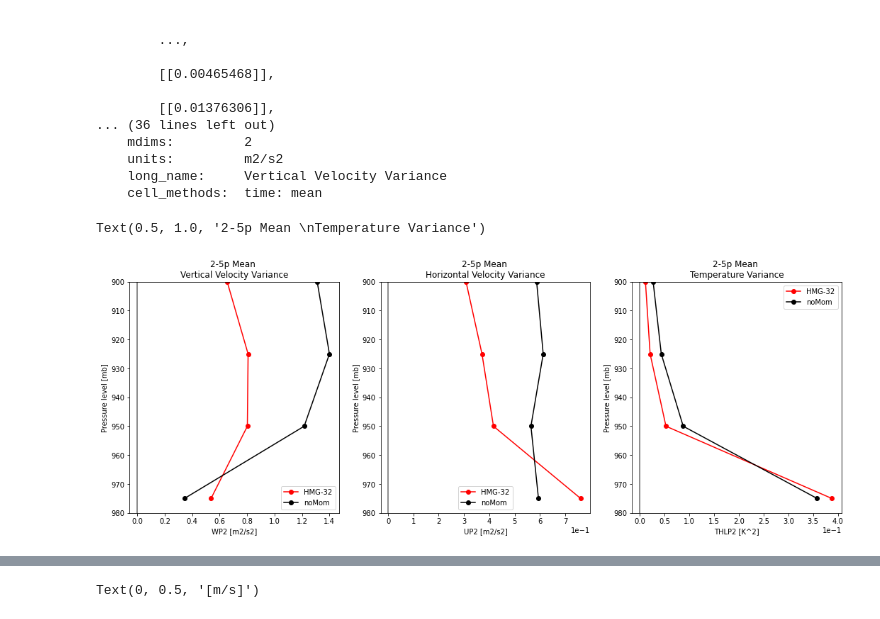
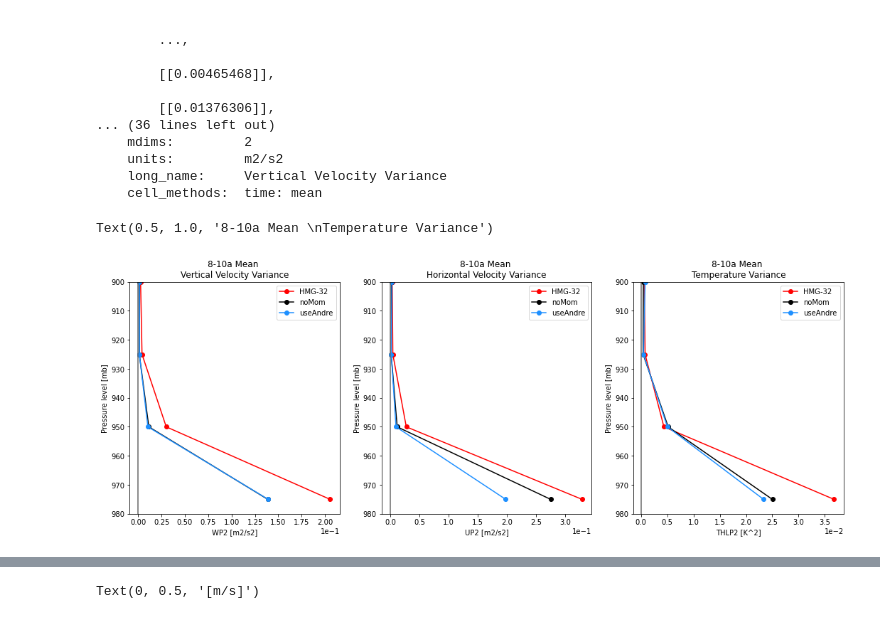
Before and after one commit to megandevlan/CLASP-CESM2_analysis, a Jupyter notebook: SCAM_CLUBBimpacts.ipynb, the cells around one changed output, grey strips where cells are left out. Saved outputs shown, nothing was run; the diff lists cells and outputs as text; code cells hidden in the pictures.

Commit message:
Test of andre_1878 flag in CLUBB

```diff
--- a/SCAM_CLUBBimpacts.ipynb
+++ b/SCAM_CLUBBimpacts.ipynb
@@ -32,11 +32,14 @@ warnings.filterwarnings('ignore')
 dataDir32 = '/Users/mdfowler/Documents/Analysis/CLASP/SCAM_runs/AllMomentsSet/'
 dataDir64 = '/Users/mdfowler/Documents/Analysis/CLASP/SCAM_runs/AllMoments-64levs/'
 dirNoMom  = '/Users/mdfowler/Documents/Analysis/CLASP/SCAM_runs/HMG_noMomentsPrescribed/'  # 32 levels
+dirUseAndre = '/Users/mdfowler/Documents/Analysis/CLASP/SCAM_runs/HMG_noMoments_useAndre1978flag/'
 
 # File naming conventions:
 hmg_startFile   = 'FSCAM.T42_T42.arm97.clasp_hmg_startDay'   # 32 and 64 level files *start* the same way
 htg_startFile   = 'FSCAM.T42_T42.arm97.clasp_htg_startDay'
 noMom_startFile = 'FSCAM.T42_T42.arm97.clasp_hmg_noMoments_startDay'
+useAndre_startFile = 'FSCAM.T42_T42.arm97.clasp_hmg_noMoments_useAndreEqns_startDay'
+
 middleFile32    = '_allMoments.cam.h0.2015-' # Default 20 min coupling
 middleFile64    = '_64lev_AllMoments.cam.h0.2015-' # Default 20 min coupling
 noMom_middle    = '.cam.h0.2015-'
@@ -253,6 +273,7 @@ hybi = htgDS_32.hybi.values[0,:]
 PS_htg   = htgDS_32.PS.values              # Pa
 PS_hmg   = hmgDS_32.PS.values              # Pa
 PS_noMom = noMomDS.PS.values
+PS_useAndre = useAndreDS.PS.values
 
 # Converting HTG variables:
 THLP2_htg32  = Ngl.vinth2p(htgDS_32.THLP2_CLUBB.values,hyai,hybi,pnew32,PS_htg,1,p0mb,1,True)
@@ -262,6 +283,7 @@ WP2_htg32    = Ngl.vinth2p(htgDS_32.WP2_CLUBB.values,hyai,hybi,pnew32,PS_htg,1,p
 WP3_htg32    = Ngl.vinth2p(htgDS_32.WP3_CLUBB.values,hyai,hybi,pnew32,PS_htg,1,p0mb,1,True)
 WPRTP_htg32  = Ngl.vinth2p(htgDS_32.WPRTP_CLUBB.values,hyai,hybi,pnew32,PS_htg,1,p0mb,1,True)
 RTP2_htg32   = Ngl.vinth2p(htgDS_32.RTP2_CLUBB.values,hyai,hybi,pnew32,PS_htg,1,p0mb,1,True)
+RTPTHLP_htg32   = Ngl.vinth2p(htgDS_32.RTPTHLP_CLUBB.values,hyai,hybi,pnew32,PS_htg,1,p0mb,1,True)
 WPTHVP_htg32 = Ngl.vinth2p(htgDS_32.WPTHVP_CLUBB.values,hyam,hybm,pnew32,PS_htg,1,p0mb,1,True)
 WSUB_htg32   = Ngl.vinth2p(htgDS_32.WSUB.values ,hyam,hybm,pnew32,PS_htg,1,p0mb,1,True)
 T_htg32      = Ngl.vinth2p(htgDS_32.T.values,hyam,hybm,pnew32,PS_htg,1,p0mb,1,True)
@@ -278,6 +300,7 @@ WP2_hmg32    = Ngl.vinth2p(hmgDS_32.WP2_CLUBB.values,hyai,hybi,pnew32,PS_hmg,1,p
 WP3_hmg32    = Ngl.vinth2p(hmgDS_32.WP3_CLUBB.values,hyai,hybi,pnew32,PS_hmg,1,p0mb,1,True)
 WPRTP_hmg32  = Ngl.vinth2p(hmgDS_32.WPRTP_CLUBB.values,hyai,hybi,pnew32,PS_hmg,1,p0mb,1,True)
 RTP2_hmg32   = Ngl.vinth2p(hmgDS_32.RTP2_CLUBB.values,hyai,hybi,pnew32,PS_hmg,1,p0mb,1,True)
+RTPTHLP_hmg32   = Ngl.vinth2p(hmgDS_32.RTPTHLP_CLUBB.values,hyai,hybi,pnew32,PS_hmg,1,p0mb,1,True)
 WPTHVP_hmg32 = Ngl.vinth2p(hmgDS_32.WPTHVP_CLUBB.values,hyam,hybm,pnew32,PS_hmg,1,p0mb,1,True)
 WSUB_hmg32   = Ngl.vinth2p(hmgDS_32.WSUB.values ,hyam,hybm,pnew32,PS_hmg,1,p0mb,1,True)
 T_hmg32      = Ngl.vinth2p(hmgDS_32.T.values,hyam,hybm,pnew32,PS_hmg,1,p0mb,1,True)
@@ -290,10 +313,13 @@ RVMTEND_hmg32 = Ngl.vinth2p(hmgDS_32.RVMTEND_CLUBB.values,hyam,hybm,pnew32,PS_hm
 THLP2_noMom  = Ngl.vinth2p(noMomDS.THLP2_CLUBB.values,hyai,hybi,pnew32,PS_noMom,1,p0mb,1,True)
 WPTHLP_noMom = Ngl.vinth2p(noMomDS.WPTHLP_CLUBB.values,hyai,hybi,pnew32,PS_noMom,1,p0mb,1,True)
 UP2_noMom    = Ngl.vinth2p(noMomDS.UP2_CLUBB.values,hyai,hybi,pnew32,PS_noMom,1,p0mb,1,True)
+VP2_noMom    = Ngl.vinth2p(noMomDS.VP2_CLUBB.values,hyai,hybi,pnew32,PS_noMom,1,p0mb,1,True)
+UPWP_noMom    = Ngl.vinth2p(noMomDS.UPWP_CLUBB.values,hyai,hybi,pnew32,PS_noMom,1,p0mb,1,True)
 WP2_noMom    = Ngl.vinth2p(noMomDS.WP2_CLUBB.values,hyai,hybi,pnew32,PS_noMom,1,p0mb,1,True)
 WP3_noMom    = Ngl.vinth2p(noMomDS.WP3_CLUBB.values,hyai,hybi,pnew32,PS_noMom,1,p0mb,1,True)
 WPRTP_noMom  = Ngl.vinth2p(noMomDS.WPRTP_CLUBB.values,hyai,hybi,pnew32,PS_noMom,1,p0mb,1,True)
 RTP2_noMom   = Ngl.vinth2p(noMomDS.RTP2_CLUBB.values,hyai,hybi,pnew32,PS_noMom,1,p0mb,1,True)
+RTPTHLP_noMom = Ngl.vinth2p(noMomDS.RTPTHLP_CLUBB.values,hyai,hybi,pnew32,PS_noMom,1,p0mb,1,True)
 WPTHVP_noMom = Ngl.vinth2p(noMomDS.WPTHVP_CLUBB.values,hyam,hybm,pnew32,PS_noMom,1,p0mb,1,True)
 WSUB_noMom   = Ngl.vinth2p(noMomDS.WSUB.values ,hyam,hybm,pnew32,PS_noMom,1,p0mb,1,True)
 T_noMom      = Ngl.vinth2p(noMomDS.T.values,hyam,hybm,pnew32,PS_noMom,1,p0mb,1,True)
@@ -301,6 +327,25 @@ Q_noMom      = Ngl.vinth2p(noMomDS.Q.values,hyam,hybm,pnew32,PS_noMom,1,p0mb,1,T
 OMEGA_noMom  = Ngl.vinth2p(noMomDS.OMEGA.values ,hyam,hybm,pnew32,PS_noMom,1,p0mb,1,True)
 THETAL_noMom = Ngl.vinth2p(noMomDS.THETAL.values,hyam,hybm,pnew32,PS_noMom,1,p0mb,1,True)
 RVMTEND_noMom = Ngl.vinth2p(noMomDS.RVMTEND_CLUBB.values,hyam,hybm,pnew32,PS_noMom,1,p0mb,1,True)
+
+# Converting useAndre variables:
+THLP2_useAndre = Ngl.vinth2p(useAndreDS.THLP2_CLUBB.values,hyai,hybi,pnew32,PS_useAndre,1,p0mb,1,True)
+WPTHLP_useAndre = Ngl.vinth2p(useAndreDS.WPTHLP_CLUBB.values,hyai,hybi,pnew32,PS_useAndre,1,p0mb,1,True)
+UP2_useAndre    = Ngl.vinth2p(useAndreDS.UP2_CLUBB.values,hyai,hybi,pnew32,PS_useAndre,1,p0mb,1,True)
+VP2_useAndre    = Ngl.vinth2p(useAndreDS.VP2_CLUBB.values,hyai,hybi,pnew32,PS_useAndre,1,p0mb,1,True)
+UPWP_useAndre    = Ngl.vinth2p(useAndreDS.UPWP_CLUBB.values,hyai,hybi,pnew32,PS_useAndre,1,p0mb,1,True)
+WP2_useAndre    = Ngl.vinth2p(useAndreDS.WP2_CLUBB.values,hyai,hybi,pnew32,PS_useAndre,1,p0mb,1,True)
+WP3_useAndre    = Ngl.vinth2p(useAndreDS.WP3_CLUBB.values,hyai,hybi,pnew32,PS_useAndre,1,p0mb,1,True)
+WPRTP_useAndre  = Ngl.vinth2p(useAndreDS.WPRTP_CLUBB.values,hyai,hybi,pnew32,PS_useAndre,1,p0mb,1,True)
+RTP2_useAndre   = Ngl.vinth2p(useAndreDS.RTP2_CLUBB.values,hyai,hybi,pnew32,PS_useAndre,1,p0mb,1,True)
+RTPTHLP_useAndre = Ngl.vinth2p(useAndreDS.RTPTHLP_CLUBB.values,hyai,hybi,pnew32,PS_useAndre,1,p0mb,1,True)
+WPTHVP_useAndre = Ngl.vinth2p(useAndreDS.WPTHVP_CLUBB.values,hyam,hybm,pnew32,PS_useAndre,1,p0mb,1,True)
+WSUB_useAndre   = Ngl.vinth2p(useAndreDS.WSUB.values ,hyam,hybm,pnew32,PS_useAndre,1,p0mb,1,True)
+T_useAndre      = Ngl.vinth2p(useAndreDS.T.values,hyam,hybm,pnew32,PS_useAndre,1,p0mb,1,True)
+Q_useAndre      = Ngl.vinth2p(useAndreDS.Q.values,hyam,hybm,pnew32,PS_useAndre,1,p0mb,1,True)
+OMEGA_useAndre  = Ngl.vinth2p(useAndreDS.OMEGA.values ,hyam,hybm,pnew32,PS_useAndre,1,p0mb,1,True)
+THETAL_useAndre = Ngl.vinth2p(useAndreDS.THETAL.values,hyam,hybm,pnew32,PS_useAndre,1,p0mb,1,True)
+RVMTEND_useAndre = Ngl.vinth2p(useAndreDS.RVMTEND_CLUBB.values,hyam,hybm,pnew32,PS_useAndre,1,p0mb,1,True)
 
 # ---------------------------------------------------
 #   64 levels
@@ -324,6 +369,7 @@ WP2_htg64    = Ngl.vinth2p(htgDS_64.WP2_CLUBB.values,hyai,hybi,pnew64,PS_htg,1,p
 WP3_htg64    = Ngl.vinth2p(htgDS_64.WP3_CLUBB.values,hyai,hybi,pnew64,PS_htg,1,p0mb,1,True)
 WPRTP_htg64  = Ngl.vinth2p(htgDS_64.WPRTP_CLUBB.values,hyai,hybi,pnew64,PS_htg,1,p0mb,1,True)
 RTP2_htg64   = Ngl.vinth2p(htgDS_64.RTP2_CLUBB.values,hyai,hybi,pnew64,PS_htg,1,p0mb,1,True)
+RTPTHLP_htg64   = Ngl.vinth2p(htgDS_64.RTPTHLP_CLUBB.values,hyai,hybi,pnew64,PS_htg,1,p0mb,1,True)
 WPTHVP_htg64 = Ngl.vinth2p(htgDS_64.WPTHVP_CLUBB.values,hyam,hybm,pnew64,PS_htg,1,p0mb,1,True)
 WSUB_htg64   = Ngl.vinth2p(htgDS_64.WSUB.values ,hyam,hybm,pnew64,PS_htg,1,p0mb,1,True)
 T_htg64      = Ngl.vinth2p(htgDS_64.T.values,hyam,hybm,pnew64,PS_htg,1,p0mb,1,True)
@@ -340,6 +386,7 @@ WP2_hmg64    = Ngl.vinth2p(hmgDS_64.WP2_CLUBB.values,hyai,hybi,pnew64,PS_hmg,1,p
 WP3_hmg64    = Ngl.vinth2p(hmgDS_64.WP3_CLUBB.values,hyai,hybi,pnew64,PS_hmg,1,p0mb,1,True)
 WPRTP_hmg64  = Ngl.vinth2p(hmgDS_64.WPRTP_CLUBB.values,hyai,hybi,pnew64,PS_hmg,1,p0mb,1,True)
 RTP2_hmg64   = Ngl.vinth2p(hmgDS_64.RTP2_CLUBB.values,hyai,hybi,pnew64,PS_hmg,1,p0mb,1,True)
+RTPTHLP_hmg64   = Ngl.vinth2p(hmgDS_64.RTPTHLP_CLUBB.values,hyai,hybi,pnew64,PS_hmg,1,p0mb,1,True)
 WPTHVP_hmg64 = Ngl.vinth2p(hmgDS_64.WPTHVP_CLUBB.values,hyam,hybm,pnew64,PS_hmg,1,p0mb,1,True)
 WSUB_hmg64   = Ngl.vinth2p(hmgDS_64.WSUB.values ,hyam,hybm,pnew64,PS_hmg,1,p0mb,1,True)
 T_hmg64      = Ngl.vinth2p(hmgDS_64.T.values,hyam,hybm,pnew64,PS_hmg,1,p0mb,1,True)
@@ -484,7 +540,8 @@ array([[[[0.0004    ]],
     cell_methods:  time: mean
 # %%
 # Plot mean vertical profiles in morning? (8-10a local)
-iMorning     = np.where((timesHMG_32local.hour>=14) & (timesHMG_32local.hour<17))[0]
+iMorning     = np.where((timesHMG_32local.hour>=8) & (timesHMG_32local.hour<10))[0]
+#iMorning     = np.where((timesHMG_32local.hour>=14) & (timesHMG_32local.hour<17))[0]
 
 fig, axs_all = plt.subplots(1,3, figsize=(18, 6),
                      facecolor='w', edgecolor='k')
@@ -494,40 +551,43 @@ fig.subplots_adjust(hspace=0.1)
 
 axs[0].plot(np.nanmean(np.squeeze(WP2_hmg32)[iMorning,:], axis=0), pnew32,'o-',color='r',label='HMG-32')
 axs[0].plot(np.nanmean(np.squeeze(WP2_noMom)[iMorning,:], axis=0), pnew32,'o-',color='k',label='noMom')
+axs[0].plot(np.nanmean(np.squeeze(WP2_useAndre)[iMorning,:], axis=0), pnew32,'o-',color='dodgerblue',label='useAndre')
 axs[0].axvline(0,color='dimgrey')
 axs[0].set_ylim([900,980])
 axs[0].invert_yaxis()
 axs[0].legend()
 #axs[0].set_xlim([-15e-5,15e-5])
 axs[0].ticklabel_format(axis='x',style='sci',scilimits=(0,0))
 axs[0].set_ylabel('Pressure level [mb]')
 axs[0].set_xlabel('WP2 [m2/s2]')
-axs[0].set_title('2-5p Mean \nVertical Velocity Variance')
+axs[0].set_title('8-10a Mean \nVertical Velocity Variance')
 
 
 axs[1].plot(np.nanmean(np.squeeze(UP2_hmg32)[iMorning,:], axis=0), pnew32,'o-',color='r',label='HMG-32')
 axs[1].plot(np.nanmean(np.squeeze(UP2_noMom)[iMorning,:], axis=0), pnew32,'o-',color='k',label='noMom')
+axs[1].plot(np.nanmean(np.squeeze(UP2_useAndre)[iMorning,:], axis=0), pnew32,'o-',color='dodgerblue',label='useAndre')
 axs[1].axvline(0,color='dimgrey')
 axs[1].set_ylim([900,980])
 axs[1].invert_yaxis()
 axs[1].legend()
 #axs[0].set_xlim([-15e-5,15e-5])
 axs[1].ticklabel_format(axis='x',style='sci',scilimits=(0,0))
 axs[1].set_ylabel('Pressure level [mb]')
 axs[1].set_xlabel('UP2 [m2/s2]')
-axs[1].set_title('2-5p Mean \nHorizontal Velocity Variance')
+axs[1].set_title('8-10a Mean \nHorizontal Velocity Variance')
 
 axs[2].plot(np.nanmean(np.squeeze(THLP2_hmg32)[iMorning,:], axis=0), pnew32,'o-',color='r',label='HMG-32')
 axs[2].plot(np.nanmean(np.squeeze(THLP2_noMom)[iMorning,:], axis=0), pnew32,'o-',color='k',label='noMom')
+axs[2].plot(np.nanmean(np.squeeze(THLP2_useAndre)[iMorning,:], axis=0), pnew32,'o-',color='dodgerblue',label='useAndre')
 axs[2].axvline(0,color='dimgrey')
 axs[2].set_ylim([900,980])
 axs[2].invert_yaxis()
 axs[2].legend()
 #axs[0].set_xlim([-15e-5,15e-5])
 axs[2].ticklabel_format(axis='x',style='sci',scilimits=(0,0))
 axs[2].set_ylabel('Pressure level [mb]')
 axs[2].set_xlabel('THLP2 [K^2]')
-axs[2].set_title('2-5p Mean \nTemperature Variance')
+axs[2].set_title('8-10a Mean \nTemperature Variance')
 # %% [output]
-Text(0.5, 1.0, '2-5p Mean \nTemperature Variance')
+Text(0.5, 1.0, '8-10a Mean \nTemperature Variance')
-[figure, old version]
+[figure, new version]
```
Also changed, not shown: parts of 8 cells of this notebook.
